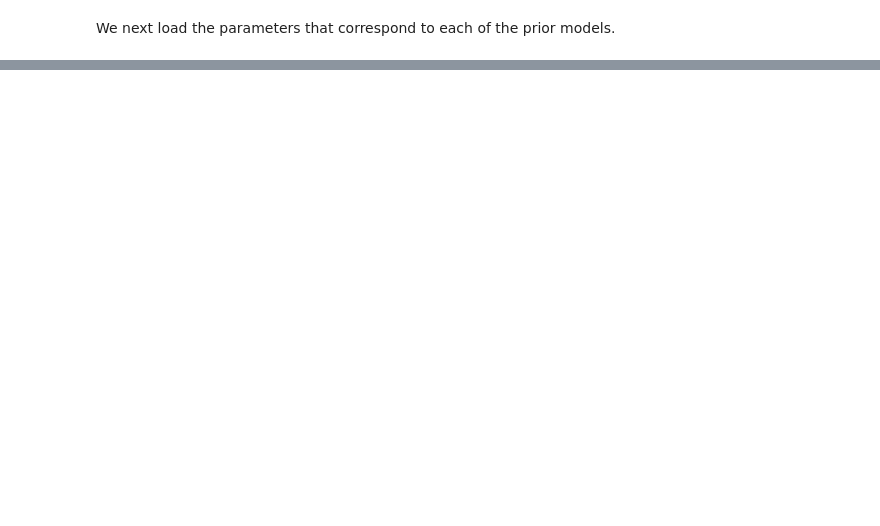
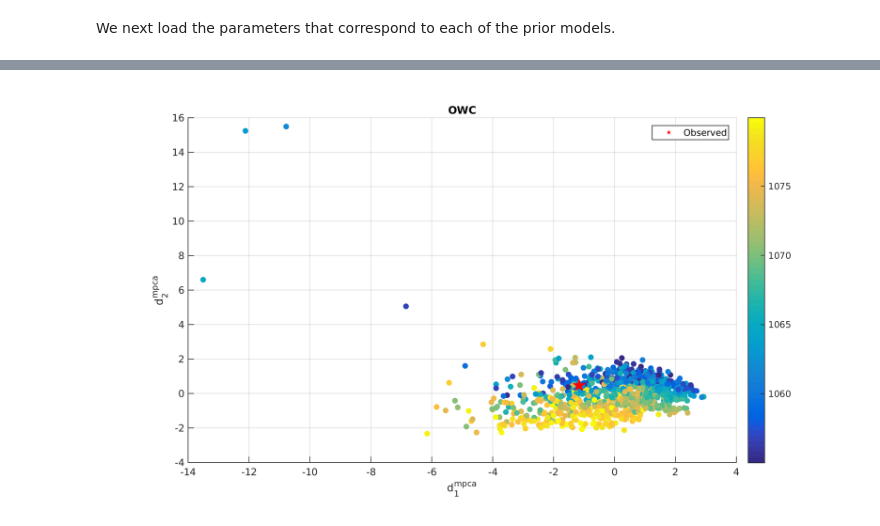
Before and after one commit to lewisli/QUSS, a Jupyter notebook: notebooks/SIR.ipynb, the cells around one changed output, grey strips where cells are left out. Cells and saved outputs as stored; diff of their text form; code cells hidden in the pictures; blank space fills up the shorter version.

```diff
--- a/notebooks/SIR.ipynb
+++ b/notebooks/SIR.ipynb
@@ -136,0 +163,12 @@ We apply Functional Data Analysis followed by Mixed PCA on both the data and obs
+# %%
+ParameterName = 'OWC';
+ParameterValues = ModelParameterValues.(ParameterName);
+
+hold on;
+scatter(mpca_scores(:,1),mpca_scores(:,2),50,ParameterValues,'filled');
+h1=scatter(mpca_obs(:,1),mpca_obs(:,2),300,'r','filled','p');
+legend(h1,'Observed'); xlabel('d^{mpca}_1'); ylabel('d^{mpca}_2');
+set(gcf,'color','w'); set(gca,'fontsize',FontSize);
+grid on; colorbar; title(ParameterName);
+# %% [output]
+[figure, added]
```
Also changed, not shown: parts of 42 cells of this notebook, 19 other files.
